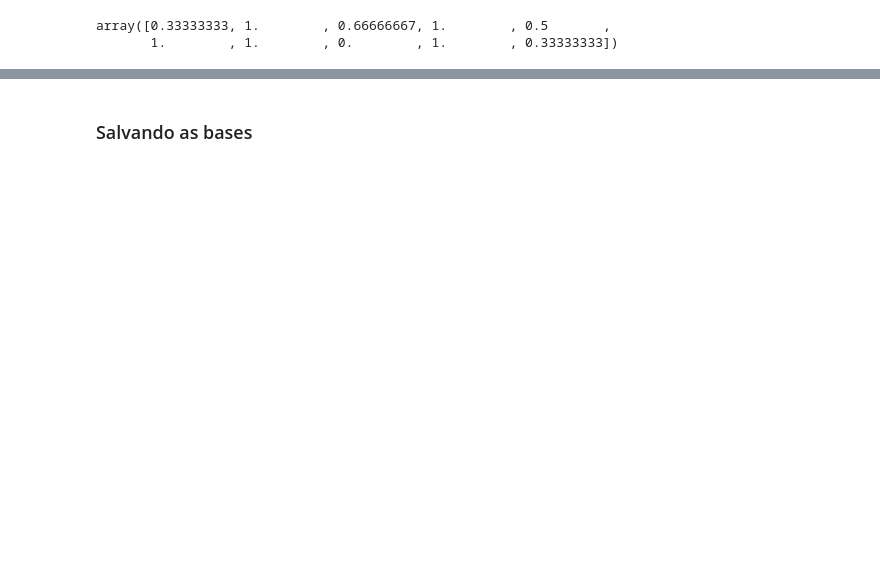
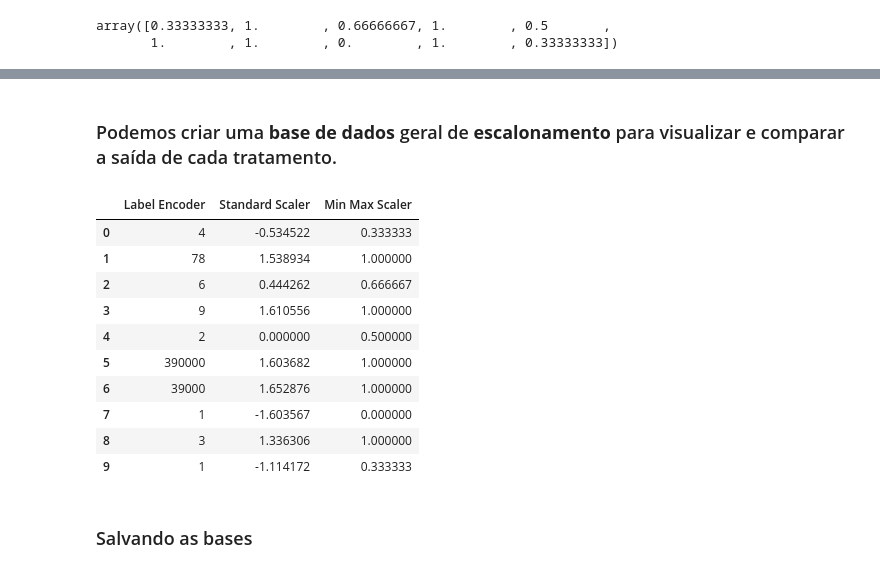
Before and after one commit to wallacecarlis/segundissimos_passos, a Jupyter notebook: Segundissimos_Passos_Parte_6_Dados_Categoricos_Escalonamento.ipynb, the cells around one changed output, grey strips where cells are left out. Cells and saved outputs as stored; diff of their text form; code cells hidden in the pictures; blank space fills up the shorter version.

```diff
--- a/Segundissimos_Passos_Parte_6_Dados_Categoricos_Escalonamento.ipynb
+++ b/Segundissimos_Passos_Parte_6_Dados_Categoricos_Escalonamento.ipynb
@@ -344,3 +409,29 @@ array([0.33333333, 1.        , 0.66666667, 1.        , 0.5       ,
+# %% [markdown]
+### Podemos criar uma **base de dados** geral de **escalonamento** para visualizar e comparar a saída de cada tratamento.
+# %%
+# 18 - Acessando a primeira linha de cada base
+array_1 = df_le_2.values[0]
+array_2 = X_standardized_le[0]
+array_3 = X_normalized_le[0]
+
+# Criando um dataframe geral de escalonamento
+df_escalonamento = pd.DataFrame({"Label Encoder":   array_1,
+                                 "Standard Scaler": array_2,
+                                 "Min Max Scaler":  array_3})
+
+df_escalonamento
+# %% [output]
+|  | Label Encoder | Standard Scaler | Min Max Scaler |
+| 0 | 4 | -0.534522 | 0.333333 |
+| 1 | 78 | 1.538934 | 1.000000 |
+| 2 | 6 | 0.444262 | 0.666667 |
+| 3 | 9 | 1.610556 | 1.000000 |
+| 4 | 2 | 0.000000 | 0.500000 |
+| 5 | 390000 | 1.603682 | 1.000000 |
+| 6 | 39000 | 1.652876 | 1.000000 |
+| 7 | 1 | -1.603567 | 0.000000 |
+| 8 | 3 | 1.336306 | 1.000000 |
+| 9 | 1 | -1.114172 | 0.333333 |
 # %% [markdown]
 ### Salvando as bases
 # %%
```
Also changed, not shown: parts of 11 cells of this notebook.
